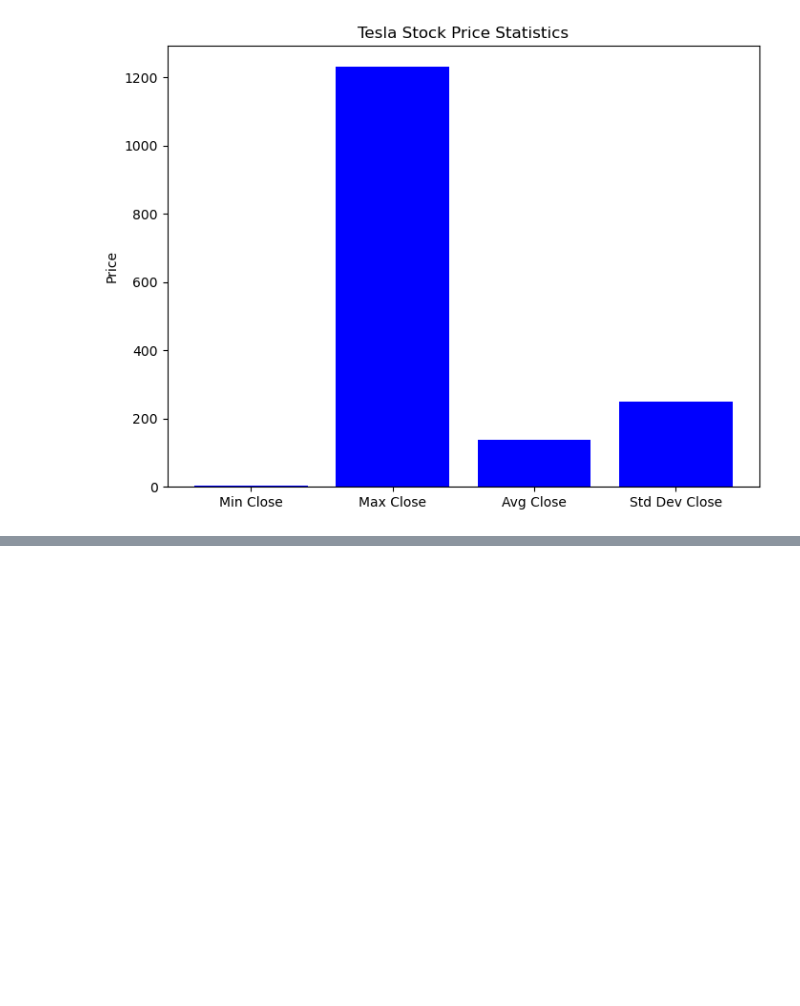
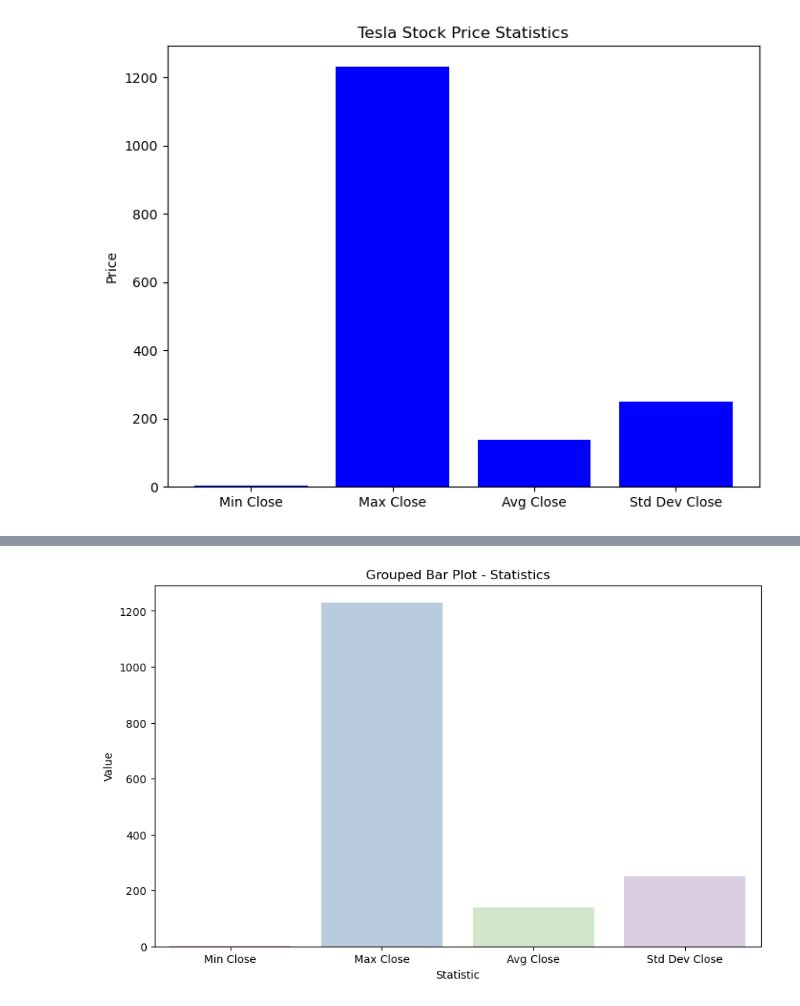
Before and after one commit to lucioawa/Tesla_Stock_Analysis_MLM_Predictions, a Jupyter notebook: Tesla_Stock_Prices.ipynb, the cells around one changed output, grey strips where cells are left out. Cells and saved outputs as stored; diff of their text form; code cells hidden in the pictures; blank space fills up the shorter version.

```diff
--- a/Tesla_Stock_Prices.ipynb
+++ b/Tesla_Stock_Prices.ipynb
@@ -51,0 +122,15 @@ plt.show()
+# %%
+# Grouped Bar Plot:
+# Creates multiple bars side by side, comparing the same statistic across different metrics.
+# Helpful for comparing multiple statistics for the same dataset.
+
+# Create a DataFrame for the statistics
+stat_df = pd.DataFrame({'Statistic': stat_labels, 'Value': stat_values})
+
+plt.figure(figsize=(10, 6))
+sns.barplot(x='Statistic', y='Value', data=stat_df, palette='Pastel1')
+plt.title('Grouped Bar Plot - Statistics')
+plt.ylabel('Value')
+plt.show()
+# %% [output]
+[figure, added]
```
Also changed, not shown: parts of 8 cells of this notebook.
